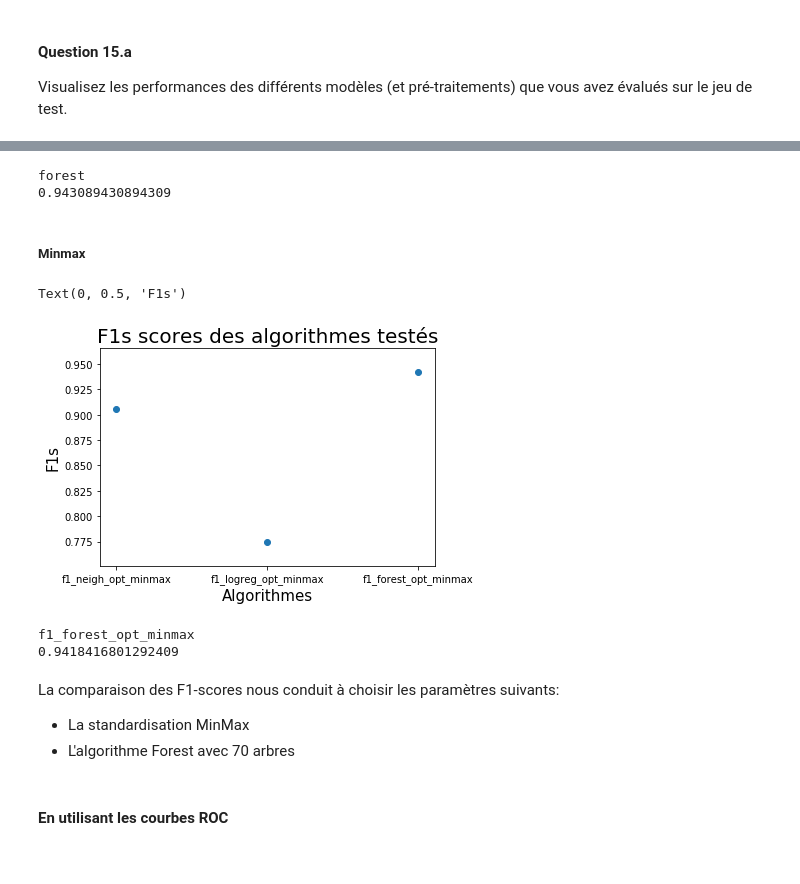
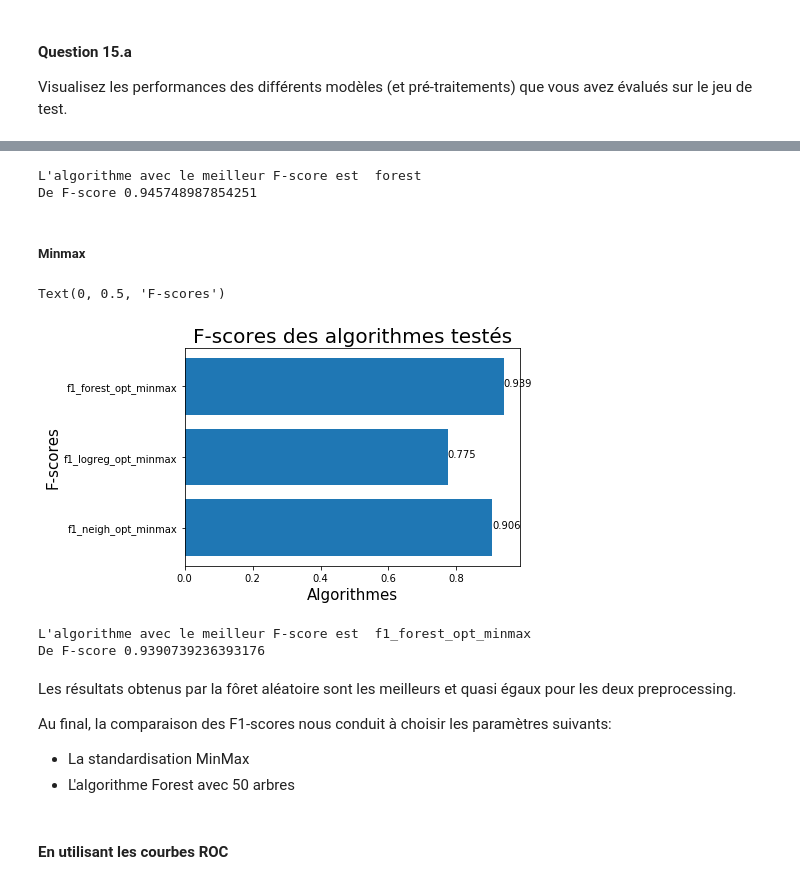
Before and after one commit to TristanCotillard/Projet_sdd, a Jupyter notebook: Projet.ipynb, the cells around one changed output, grey strips where cells are left out. Drawn from its saved outputs; the diff is of its cells as text; code cells hidden in the pictures.

```diff
--- a/Projet.ipynb
+++ b/Projet.ipynb
@@ -786,7 +818,7 @@ nb_folds = 5
 grid = GridSearchCV(forest, tuned_parameters, cv=nb_folds, refit=False, verbose=3)
 
 # run gridsearch
-grid.fit(X_train_processed, y_train)
+grid.fit(X_train_preprocessed_minmax, y_train)
 
 # get R2 (default score with Lasso models)
 scores = grid.cv_results_['mean_test_score']
@@ -835,6 +869,6 @@ best R2 (test set): 0.9306
 # %%
-forest_minmax = RandomForestClassifier(n_estimators=70)
-forest.fit(X_train_processed_minmax, y_train)
+forest_minmax = RandomForestClassifier(n_estimators=50)
+forest_minmax.fit(X_train_preprocessed_minmax, y_train)
 # %% [output]
 RandomForestClassifier(bootstrap=True, ccp_alpha=0.0, class_weight=None,
                        criterion='gini', max_depth=None, max_features='auto',
@@ -847,4 +881,4 @@ RandomForestClassifier(bootstrap=True, ccp_alpha=0.0, class_weight=None,
 # %%
-y_preprocessed = forest.predict(X_test_processed_minmax)
+y_preprocessed = forest_minmax.predict(X_test_preprocessed_minmax)
 # %%
 f1_forest_opt_minmax = metrics.f1_score(y_test,y_preprocessed)
@@ -860,10 +894,12 @@ Visualisez les performances des différents modèles (et pré-traitements) que v
 f1s = [f1_neigh, f1_neigh_opt, f1_logreg_no_penalty, f1_logreg_l2, f1_logreg_opt, f1_forest_opt]
 f1s_labels = ['neigh', 'neigh_opt', 'logreg', 'logreg_l2', 'logreg_opt', 'forest']
 
-plt.scatter(np.arange(len(f1s)), f1s)
-plt.xticks(np.arange(len(f1s)), labels=f1s_labels)
+plt.barh(np.arange(len(f1s)), f1s, tick_label=f1s_labels)
+
+for index, value in enumerate(f1s):
+    plt.text(value, index, str("%.3f" % value))
 
 plt.xlabel("Algorithmes", fontsize=15)
-plt.title("F1s scores des algorithmes testés", fontsize=20)
-plt.ylabel("F1s", fontsize=15)
+plt.title("F-scores des algorithmes testés", fontsize=20)
+plt.ylabel("F-scores", fontsize=15)
 # %% [output]
@@ -872,33 +908,38 @@ Text(0, 0.5, 'F1s')
 # %%
-print(f1s_labels[np.argmax(f1s)])
-print(np.max(f1s))
+print("L'algorithme avec le meilleur F-score est ", f1s_labels[np.argmax(f1s)])
+print("De F-score", np.max(f1s))
 # %% [output]
-forest
-0.943089430894309
+L'algorithme avec le meilleur F-score est  forest
+De F-score 0.945748987854251
 # %% [markdown]
 ##### Minmax
 # %%
 f1s = [f1_neigh_opt_minmax, f1_logreg_opt_minmax, f1_forest_opt_minmax]
 f1s_labels = ['f1_neigh_opt_minmax', 'f1_logreg_opt_minmax', 'f1_forest_opt_minmax']
 
-plt.scatter(np.arange(len(f1s)), f1s)
-plt.xticks(np.arange(len(f1s)), labels=f1s_labels)
+plt.barh(np.arange(len(f1s)), f1s, tick_label=f1s_labels)
+
+for index, value in enumerate(f1s):
+    plt.text(value, index, str("%.3f" % value))
+
 plt.xlabel("Algorithmes", fontsize=15)
-plt.title("F1s scores des algorithmes testés", fontsize=20)
-plt.ylabel("F1s", fontsize=15)
+plt.title("F-scores des algorithmes testés", fontsize=20)
+plt.ylabel("F-scores", fontsize=15)
 # %% [output]
-Text(0, 0.5, 'F1s')
+Text(0, 0.5, 'F-scores')
-[figure, old version]
+[figure, new version]
 # %%
-print(f1s_labels[np.argmax(f1s)])
-print(np.max(f1s))
+print("L'algorithme avec le meilleur F-score est ", f1s_labels[np.argmax(f1s)])
+print("De F-score", np.max(f1s))
 # %% [output]
-f1_forest_opt_minmax
-0.9418416801292409
+L'algorithme avec le meilleur F-score est  f1_forest_opt_minmax
+De F-score 0.9390739236393176
 # %% [markdown]
-La comparaison des F1-scores nous conduit à choisir les paramètres suivants:
+Les résultats obtenus par la fôret aléatoire sont les meilleurs et quasi égaux pour les deux preprocessing.
+
+Au final, la comparaison des F1-scores nous conduit à choisir les paramètres suivants:
 - La standardisation MinMax
-- L'algorithme Forest avec 70 arbres
+- L'algorithme Forest avec 50 arbres
 # %% [markdown]
 #### En utilisant les courbes ROC
 # %%
```
Also changed, not shown: parts of 81 cells of this notebook, 1 other file.
